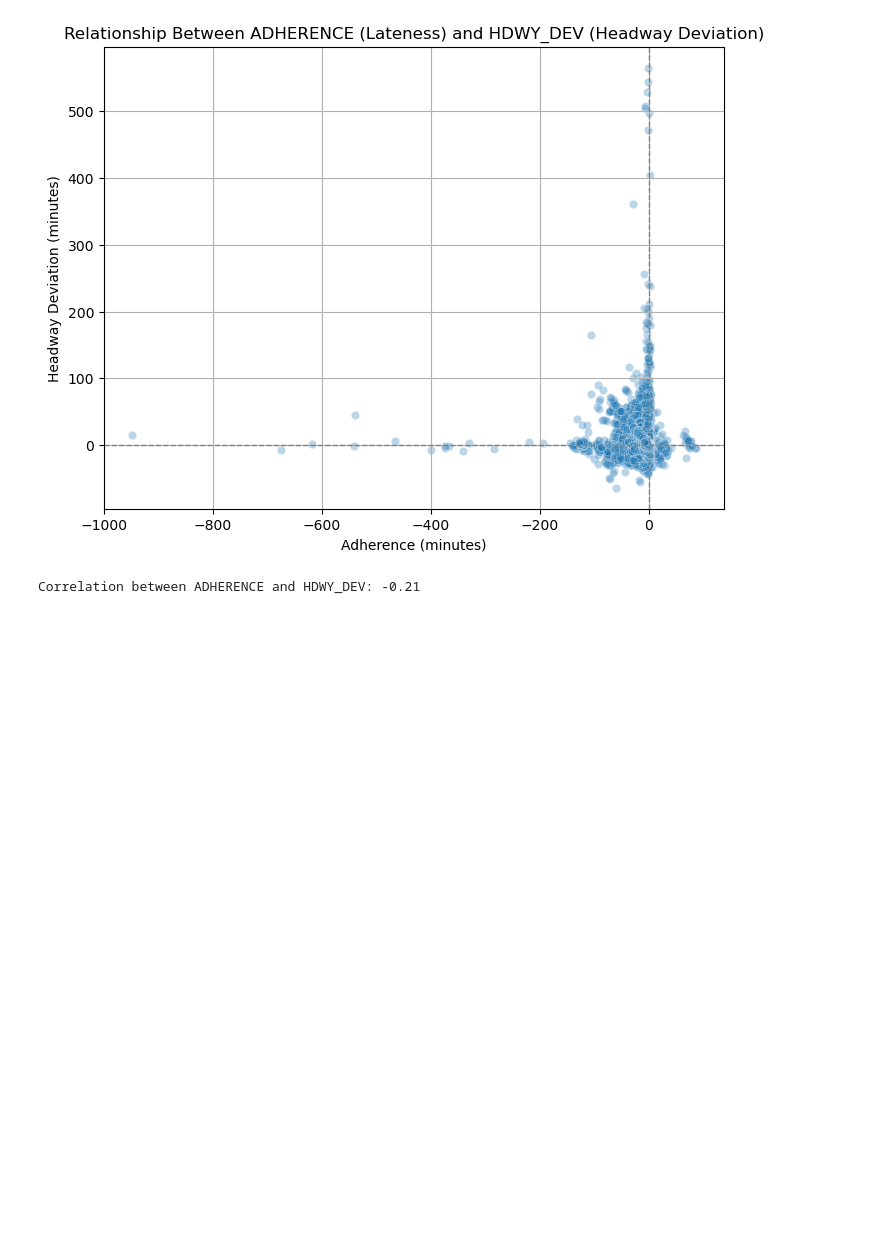
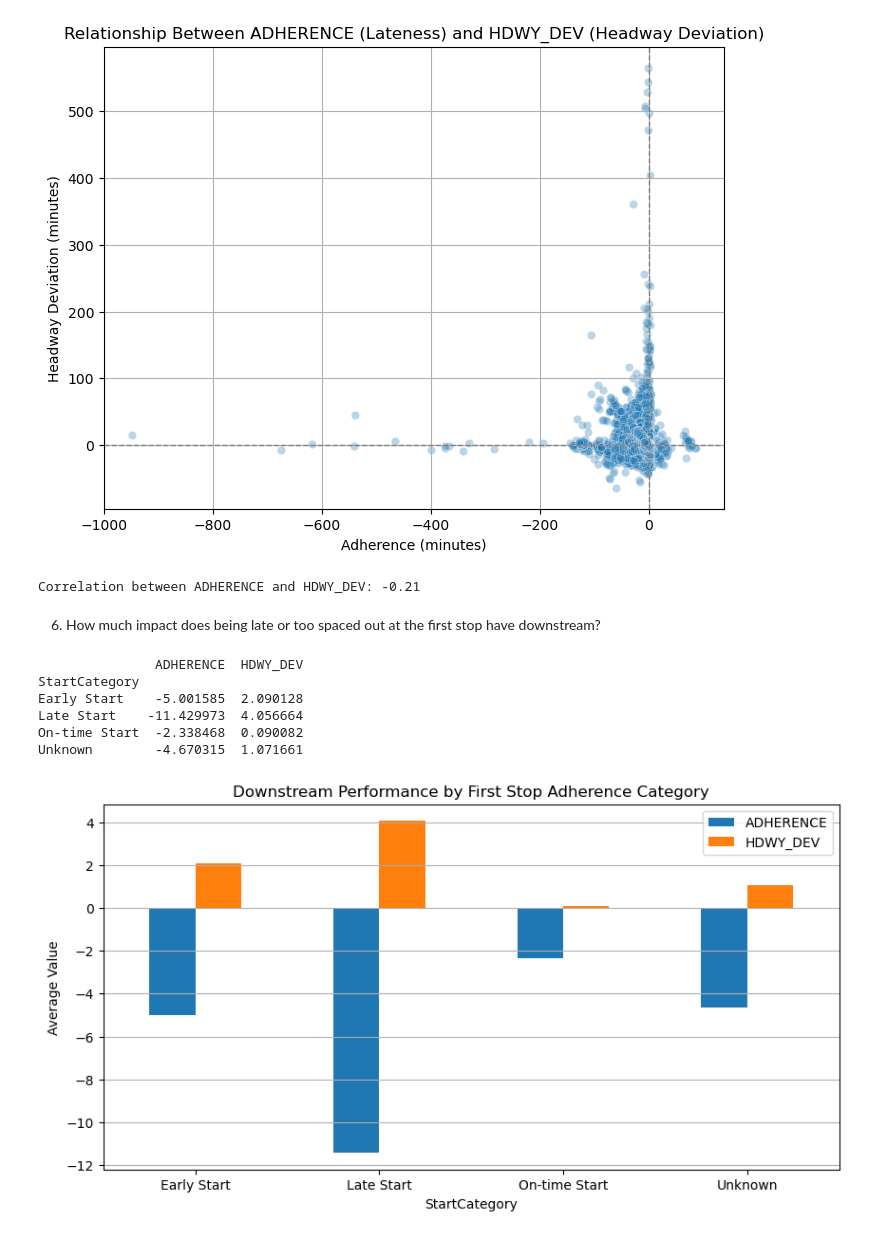
Before and after one commit to NewForce-Cohort-10-Data/wego-git-in-the-room-where-it-happens, a Jupyter notebook: notebooks/wegoproject.ipynb, the cells around one changed output. Cells and saved outputs as stored; diff of their text form; code cells hidden in the pictures; blank space fills up the shorter version.

```diff
--- a/notebooks/wegoproject.ipynb
+++ b/notebooks/wegoproject.ipynb
@@ -282,3 +282,54 @@ print(f"Correlation between ADHERENCE and HDWY_DEV: {correlation:.2f}")
 # %% [output]
 [figure]
 Correlation between ADHERENCE and HDWY_DEV: -0.21
+# %% [markdown]
+6. How much impact does being late or too spaced out at the first stop have downstream?
+# %%
+# identify first stop of each tripe i.e. TRIP_EDGE == 1, then calculate adhere and HDWY_DEV
+# Ensure CALENDAR_ID and TRIP_ID are treated properly
+wego['TRIP_KEY'] = wego['CALENDAR_ID'].astype(str) + '_' + wego['TRIP_ID'].astype(str)
+
+# Get first stop's adherence and headway dev for each trip
+first_stop = wego[wego['TRIP_EDGE'] == 1][['TRIP_KEY', 'ADHERENCE', 'HDWY_DEV']]
+first_stop = first_stop.rename(columns={
+    'ADHERENCE': 'START_ADHERENCE',
+    'HDWY_DEV': 'START_HDWY_DEV'
+})
+# %%
+# merge first stop data back onto the whole trip
+wego_merged = wego.merge(first_stop, on='TRIP_KEY', how='left')
+
+# Only keep downstream stops (TRIP_EDGE == 0 or 2)
+downstream = wego_merged[wego_merged['TRIP_EDGE'].isin([0, 2])].copy()
+
+# Bin first stop adherence
+def label_start_late(val):
+    if pd.isna(val):
+        return 'Unknown'
+    elif val < -6:
+        return 'Late Start'
+    elif val > 1:
+        return 'Early Start'
+    else:
+        return 'On-time Start'
+
+downstream['StartCategory'] = downstream['START_ADHERENCE'].apply(label_start_late)
+# %%
+# group and summarize downstream effects
+summary = downstream.groupby('StartCategory')[['ADHERENCE', 'HDWY_DEV']].mean()
+print(summary)
+# %% [output]
+               ADHERENCE  HDWY_DEV
+StartCategory
+Early Start    -5.001585  2.090128
+Late Start    -11.429973  4.056664
+On-time Start  -2.338468  0.090082
+Unknown        -4.670315  1.071661
+# %%
+summary.plot(kind='bar', figsize=(10, 5), title='Downstream Performance by First Stop Adherence Category')
+plt.ylabel('Average Value')
+plt.grid(axis='y')
+plt.xticks(rotation=0)
+plt.show()
+# %% [output]
+[figure, added]
```
Also changed, not shown: parts of 12 cells of this notebook.
